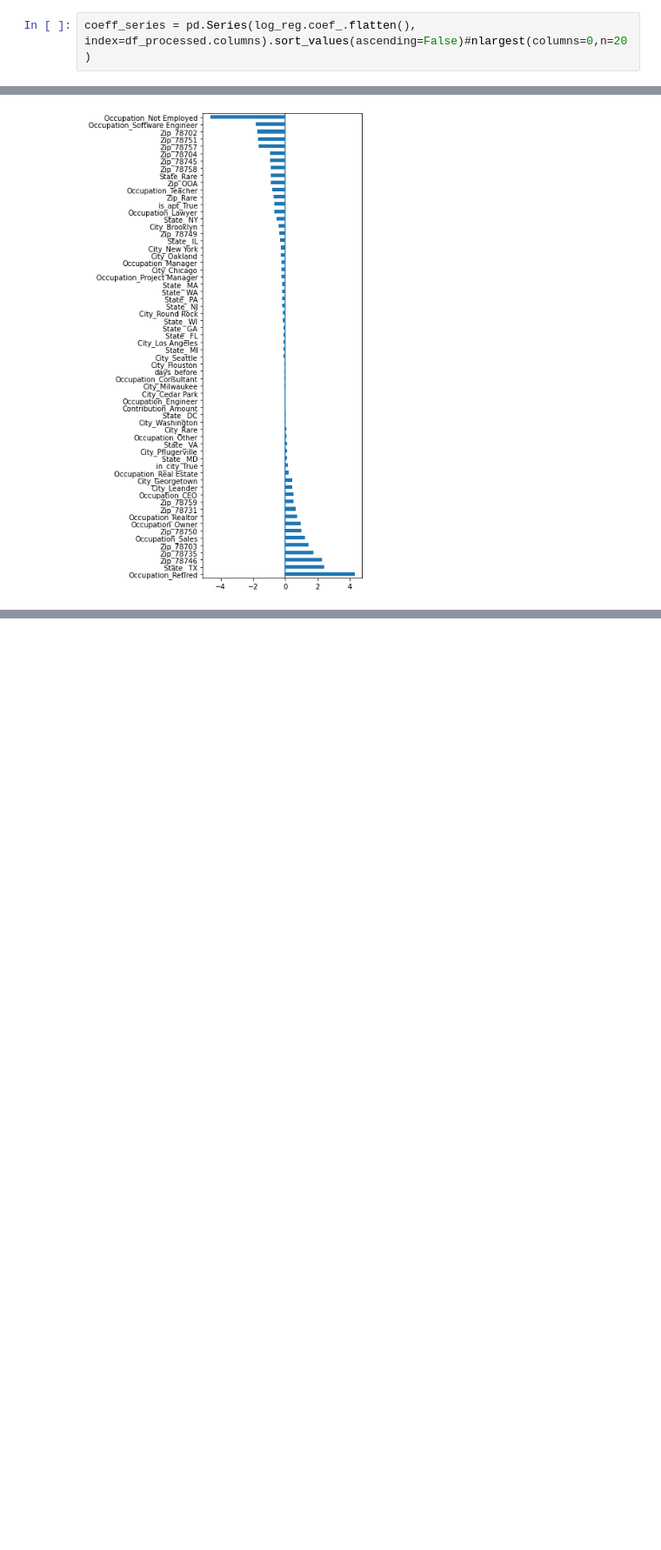
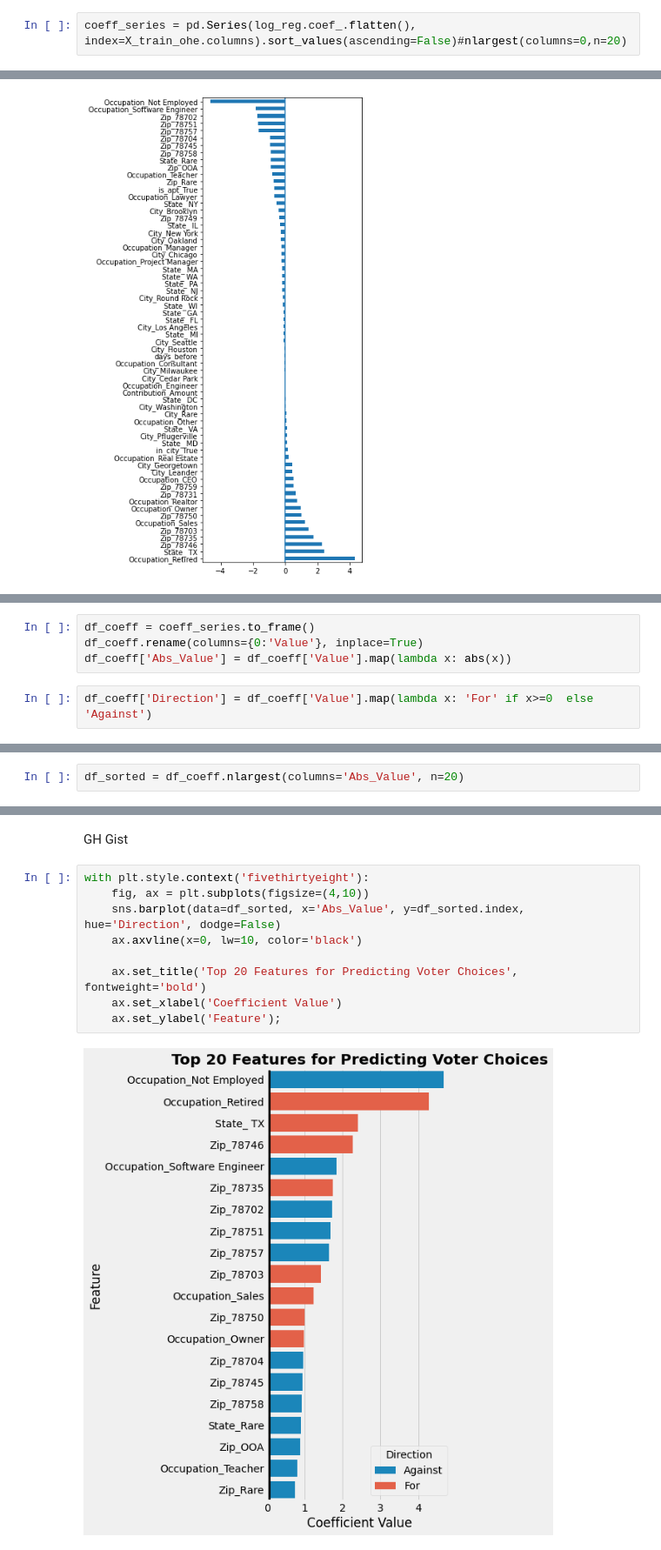
Before and after one commit to kuninethan95/PropB, a Jupyter notebook: PropB.ipynb, the cells around one changed output, grey strips where cells are left out. Shown at 87% size. Cells and saved outputs as stored; diff of their text form; blank space fills up the shorter version.

```diff
--- a/PropB.ipynb
+++ b/PropB.ipynb
@@ -1136,5 +1465,5 @@ log_reg.score(X_train_ohe,y_train)
 # %%
-coeff_series = pd.Series(log_reg.coef_.flatten(), index=df_processed.columns).sort_values(ascending=False)#nlargest(columns=0,n=20)
+coeff_series = pd.Series(log_reg.coef_.flatten(), index=X_train_ohe.columns).sort_values(ascending=False)#nlargest(columns=0,n=20)
 # %%
 ax = coeff_series.plot(kind='barh', figsize=(4,12))
 ax.axvline()
@@ -1146,0 +1474,6 @@ ax.axvline()
+# %%
+df_coeff = coeff_series.to_frame()
+df_coeff.rename(columns={0:'Value'}, inplace=True)
+df_coeff['Abs_Value'] = df_coeff['Value'].map(lambda x: abs(x))
+# %%
+df_coeff['Direction'] = df_coeff['Value'].map(lambda x: 'For' if x>=0  else 'Against')
@@ -1146,0 +1496,2 @@ ax.axvline()
+# %%
+df_sorted = df_coeff.nlargest(columns='Abs_Value', n=20)
@@ -1146,0 +1518,13 @@ ax.axvline()
+# %% [markdown]
+GH Gist
+# %%
+with plt.style.context('fivethirtyeight'):
+    fig, ax = plt.subplots(figsize=(4,10))
+    sns.barplot(data=df_sorted, x='Abs_Value', y=df_sorted.index, hue='Direction', dodge=False)
+    ax.axvline(x=0, lw=10, color='black')
+
+    ax.set_title('Top 20 Features for Predicting Voter Choices', fontweight='bold')
+    ax.set_xlabel('Coefficient Value')
+    ax.set_ylabel('Feature');
+# %% [output]
+[figure, added]
```
Also changed, not shown: parts of 60 cells of this notebook.
